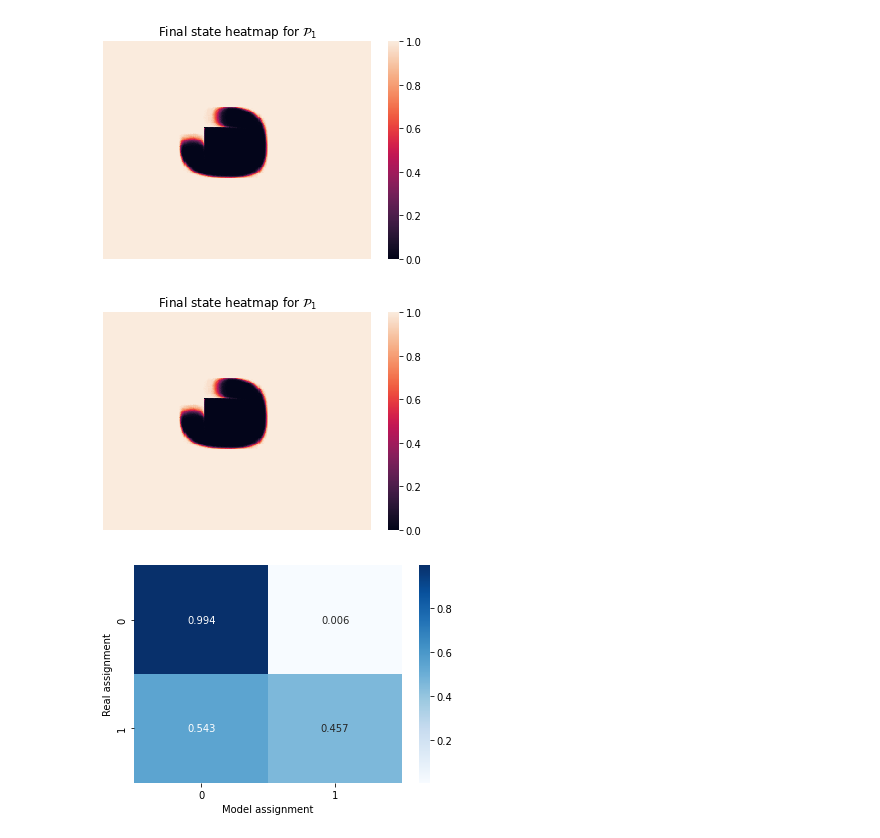
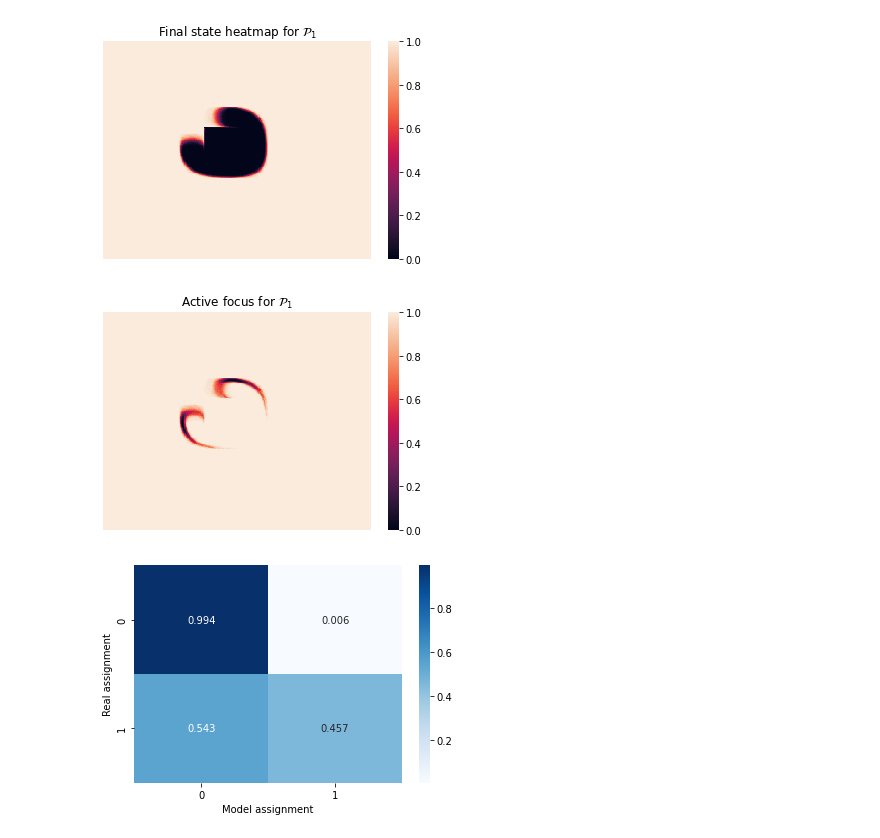
Before and after one commit to joanboterspitarch/Results-paper, a Jupyter notebook: 00_1_baseline_study.ipynb, the cells around one changed output. Cells and saved outputs as stored; diff of their text form; code cells hidden in the pictures.

```diff
--- a/00_1_baseline_study.ipynb
+++ b/00_1_baseline_study.ipynb
@@ -213,15 +222,15 @@ plt.savefig('figures\heatmap_p1.png', format='png', dpi=300)
 # %% [output]
 [figure]
 # %%
-sns.heatmap(grid.X0[:, :, -1].numpy())
+sns.heatmap(1 - grid.X1[:, :, -1].numpy())
 # remove axis values
 plt.xticks([])
 plt.yticks([])
-plt.title('Final state heatmap for ' + r'$\mathcal{P}_1$')
-plt.savefig('figures\heatmap_p1.eps', format='eps', dpi=300)
-plt.savefig('figures\heatmap_p1.png', format='png', dpi=300)
+plt.title('Active focus for ' + r'$\mathcal{P}_1$')
+plt.savefig('figures\p1_focus_active.eps', format='eps', dpi=300)
+plt.savefig('figures\p1_focus_active.png', format='png', dpi=300)
 # %% [output]
-[figure, old version]
+[figure, new version]
 # %%
 from sklearn.metrics import confusion_matrix, f1_score, accuracy_score, matthews_corrcoef
 
```
Also changed, not shown: parts of 5 cells of this notebook, 17 other files.
